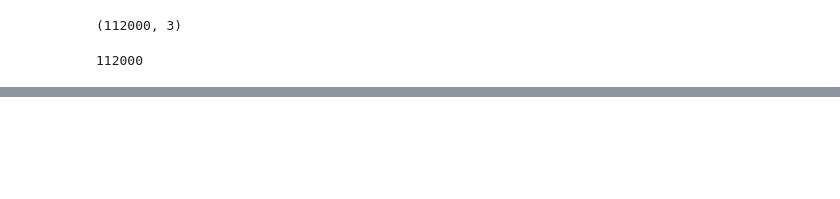
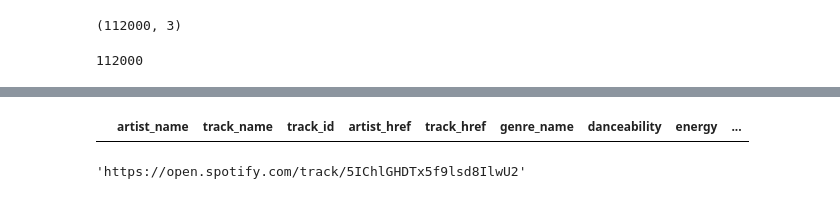
Before and after one commit to etarakci/music-genre-prediction, a Jupyter notebook: Spotify API.ipynb, the cells around one changed output, grey strips where cells are left out. Drawn from its saved outputs; the diff is of its cells as text; code cells hidden in the pictures; blank space fills up the shorter version.

```diff
--- a/Spotify API.ipynb
+++ b/Spotify API.ipynb
@@ -276,5 +432,15 @@ Shape of the dataset: (112000, 14)
+# %%
+# Data Exploration
+
+# make sure no duplicates
+
+clean_df[clean_df.duplicated(subset=['artist_name','track_name'],keep=False)]
+# %% [output]
+|  | artist_name | track_name | track_id | artist_href | track_href | genre_name | danceability | energy | ... |
 # %%
-# Data Cleanup
+# Data Cleanup - making everything lower case
 
-audio_df['track_name'] = audio_df['track_name'].apply(lambda row: row.lower())
-audio_df['artist_name'] = audio_df['artist_name'].apply(lambda row: row.lower())
+clean_df['track_name'] = clean_df['track_name'].apply(lambda row: row.lower())
+clean_df['artist_name'] = clean_df['artist_name'].apply(lambda row: row.lower())
+# %% [output]
+'https://open.spotify.com/track/5IChlGHDTx5f9lsd8IlwU2'
```
Also changed, not shown: parts of 30 cells of this notebook, 1 other file.
